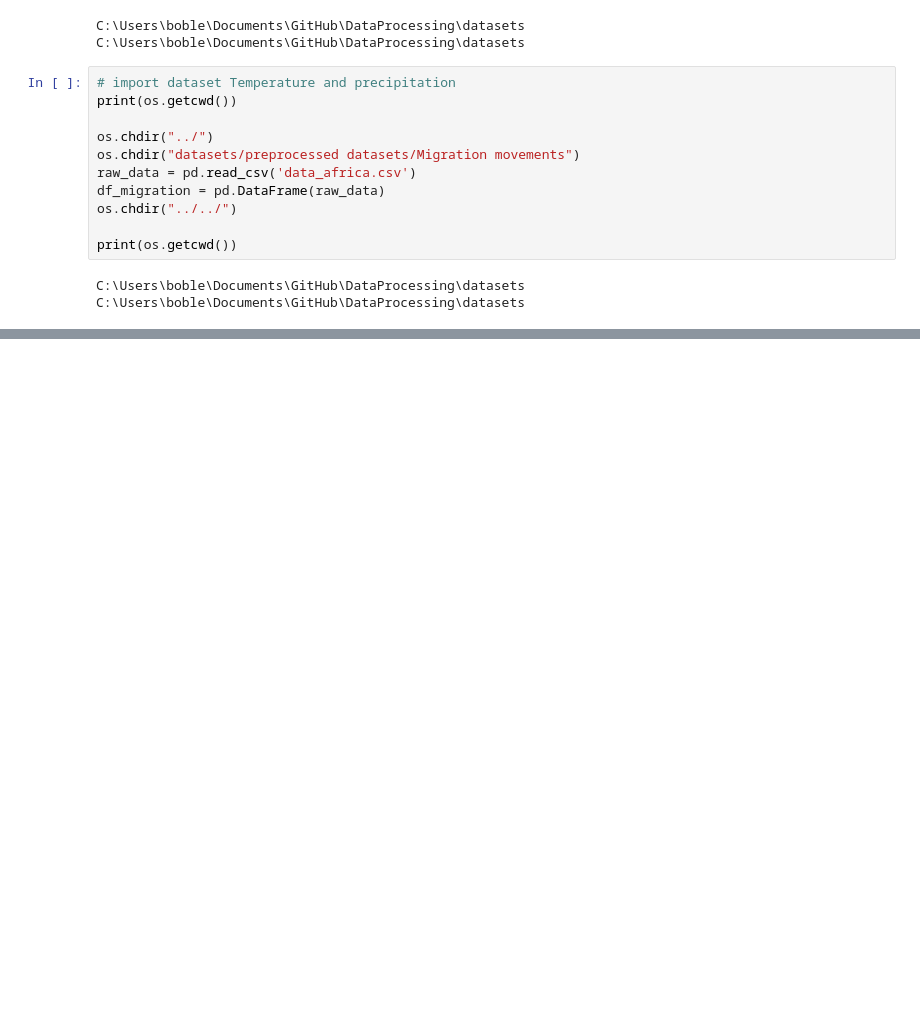
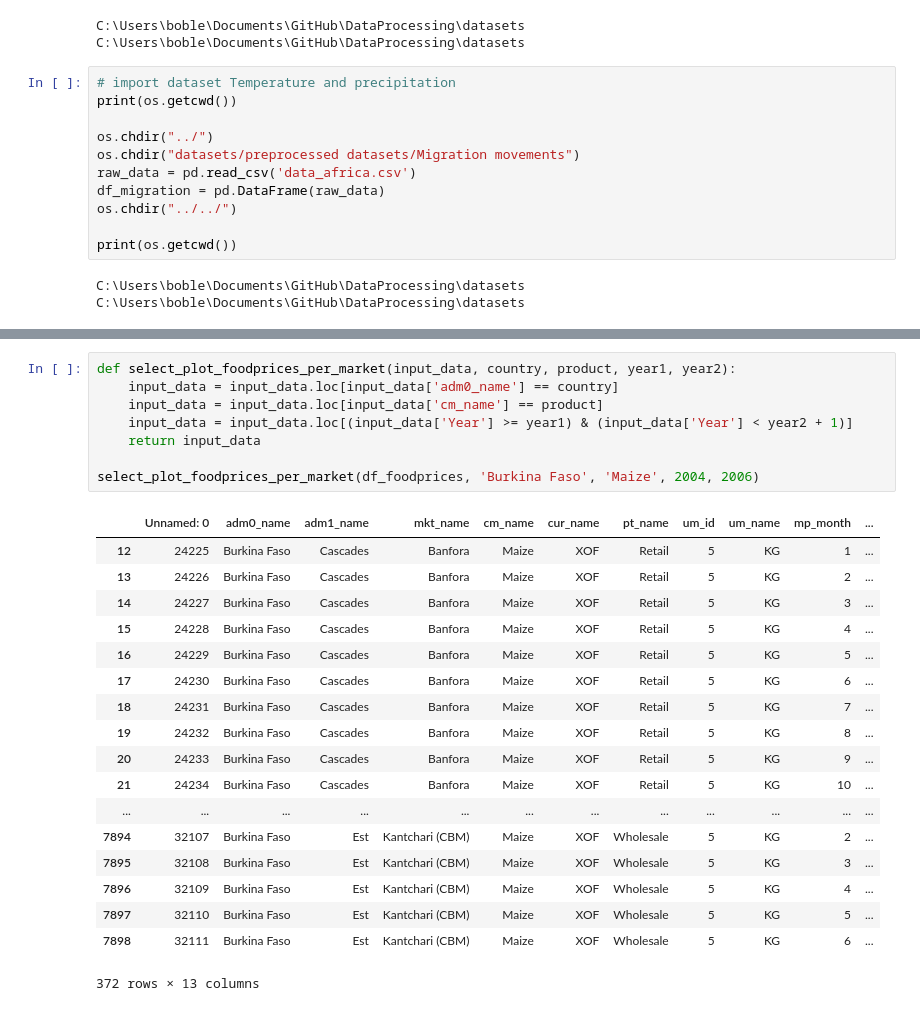
Before and after one commit to Take2001/DataProcessing, a Jupyter notebook: helpfiles/functie voor selectief plotten.ipynb, the cells around one changed output, grey strips where cells are left out. Saved outputs shown, nothing was run; the diff lists cells and outputs as text; blank space fills up the shorter version.

```diff
--- a/helpfiles/functie voor selectief plotten.ipynb
+++ b/helpfiles/functie voor selectief plotten.ipynb
@@ -87,0 +156,27 @@ NameError: name 'df_weather' is not defined
+# %%
+def select_plot_foodprices_per_market(input_data, country, product, year1, year2):
+    input_data = input_data.loc[input_data['adm0_name'] == country]
+    input_data = input_data.loc[input_data['cm_name'] == product]
+    input_data = input_data.loc[(input_data['Year'] >= year1) & (input_data['Year'] < year2 + 1)]
+    return input_data
+
+select_plot_foodprices_per_market(df_foodprices, 'Burkina Faso', 'Maize', 2004, 2006)
+# %% [output]
+|  | Unnamed: 0 | adm0_name | adm1_name | mkt_name | cm_name | cur_name | pt_name | um_id | um_name | mp_month | ... |
+| 12 | 24225 | Burkina Faso | Cascades | Banfora | Maize | XOF | Retail | 5 | KG | 1 | ... |
+| 13 | 24226 | Burkina Faso | Cascades | Banfora | Maize | XOF | Retail | 5 | KG | 2 | ... |
+| 14 | 24227 | Burkina Faso | Cascades | Banfora | Maize | XOF | Retail | 5 | KG | 3 | ... |
+| 15 | 24228 | Burkina Faso | Cascades | Banfora | Maize | XOF | Retail | 5 | KG | 4 | ... |
+| 16 | 24229 | Burkina Faso | Cascades | Banfora | Maize | XOF | Retail | 5 | KG | 5 | ... |
+| 17 | 24230 | Burkina Faso | Cascades | Banfora | Maize | XOF | Retail | 5 | KG | 6 | ... |
+| 18 | 24231 | Burkina Faso | Cascades | Banfora | Maize | XOF | Retail | 5 | KG | 7 | ... |
+| 19 | 24232 | Burkina Faso | Cascades | Banfora | Maize | XOF | Retail | 5 | KG | 8 | ... |
+| 20 | 24233 | Burkina Faso | Cascades | Banfora | Maize | XOF | Retail | 5 | KG | 9 | ... |
+| 21 | 24234 | Burkina Faso | Cascades | Banfora | Maize | XOF | Retail | 5 | KG | 10 | ... |
+| ... | ... | ... | ... | ... | ... | ... | ... | ... | ... | ... | ... |
+| 7894 | 32107 | Burkina Faso | Est | Kantchari (CBM) | Maize | XOF | Wholesale | 5 | KG | 2 | ... |
+| 7895 | 32108 | Burkina Faso | Est | Kantchari (CBM) | Maize | XOF | Wholesale | 5 | KG | 3 | ... |
+| 7896 | 32109 | Burkina Faso | Est | Kantchari (CBM) | Maize | XOF | Wholesale | 5 | KG | 4 | ... |
+| 7897 | 32110 | Burkina Faso | Est | Kantchari (CBM) | Maize | XOF | Wholesale | 5 | KG | 5 | ... |
+| 7898 | 32111 | Burkina Faso | Est | Kantchari (CBM) | Maize | XOF | Wholesale | 5 | KG | 6 | ... |
+372 rows × 13 columns
```
Also changed, not shown: parts of 7 cells of this notebook.
